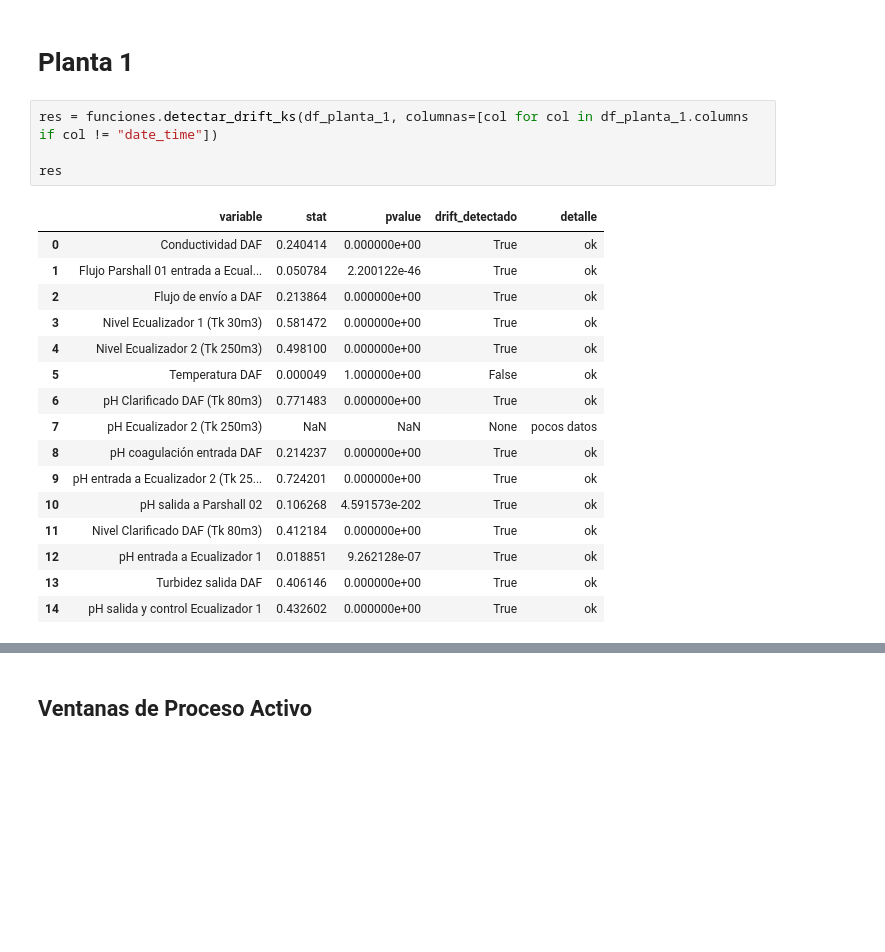
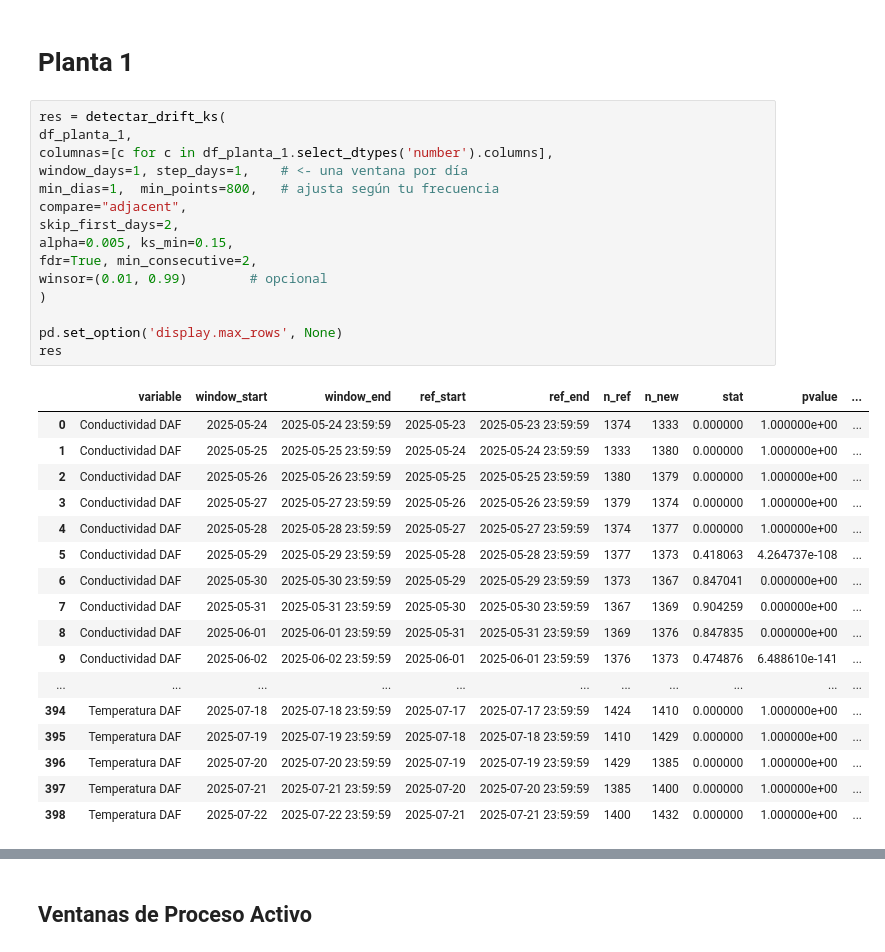
Before and after one commit to fchiapped/Proyecto-Grado, a Jupyter notebook: Analisis/drift.ipynb, the cells around one changed output, grey strips where cells are left out. Drawn from its saved outputs; the diff is of its cells as text; blank space fills up the shorter version.

```diff
--- a/Analisis/drift.ipynb
+++ b/Analisis/drift.ipynb
@@ -14,24 +15,36 @@ df_planta_2['date_time'] = pd.to_datetime(df_planta_2['date_time'])
 df_planta_3['date_time'] = pd.to_datetime(df_planta_3['date_time'])
 # %% [markdown]
 # Planta 1
-# %%
-res = funciones.detectar_drift_ks(df_planta_1, columnas=[col for col in df_planta_1.columns if col != "date_time"])
-
-res
-# %% [output]
-|  | variable | stat | pvalue | drift_detectado | detalle |
-| 0 | Conductividad DAF | 0.240414 | 0.000000e+00 | True | ok |
-| 1 | Flujo Parshall 01 entrada a Ecual... | 0.050784 | 2.200122e-46 | True | ok |
-| 2 | Flujo de envío a DAF | 0.213864 | 0.000000e+00 | True | ok |
-| 3 | Nivel Ecualizador 1 (Tk 30m3) | 0.581472 | 0.000000e+00 | True | ok |
-| 4 | Nivel Ecualizador 2 (Tk 250m3) | 0.498100 | 0.000000e+00 | True | ok |
-| 5 | Temperatura DAF | 0.000049 | 1.000000e+00 | False | ok |
-| 6 | pH Clarificado DAF (Tk 80m3) | 0.771483 | 0.000000e+00 | True | ok |
-| 7 | pH Ecualizador 2 (Tk 250m3) | NaN | NaN | None | pocos datos |
-| 8 | pH coagulación entrada DAF | 0.214237 | 0.000000e+00 | True | ok |
-| 9 | pH entrada a Ecualizador 2 (Tk 25... | 0.724201 | 0.000000e+00 | True | ok |
-| 10 | pH salida a Parshall 02 | 0.106268 | 4.591573e-202 | True | ok |
-| 11 | Nivel Clarificado DAF (Tk 80m3) | 0.412184 | 0.000000e+00 | True | ok |
-| 12 | pH entrada a Ecualizador 1 | 0.018851 | 9.262128e-07 | True | ok |
-| 13 | Turbidez salida DAF | 0.406146 | 0.000000e+00 | True | ok |
-| 14 | pH salida y control Ecualizador 1 | 0.432602 | 0.000000e+00 | True | ok |
+# %%
+res = detectar_drift_ks(
+df_planta_1,
+columnas=[c for c in df_planta_1.select_dtypes('number').columns],
+window_days=1, step_days=1,    # <- una ventana por día
+min_dias=1,  min_points=800,   # ajusta según tu frecuencia
+compare="adjacent",
+skip_first_days=2,
+alpha=0.005, ks_min=0.15,
+fdr=True, min_consecutive=2,
+winsor=(0.01, 0.99)        # opcional
+)
+
+pd.set_option('display.max_rows', None)
+res
+# %% [output]
+|  | variable | window_start | window_end | ref_start | ref_end | n_ref | n_new | stat | pvalue | ... |
+| 0 | Conductividad DAF | 2025-05-24 | 2025-05-24 23:59:59 | 2025-05-23 | 2025-05-23 23:59:59 | 1374 | 1333 | 0.000000 | 1.000000e+00 | ... |
+| 1 | Conductividad DAF | 2025-05-25 | 2025-05-25 23:59:59 | 2025-05-24 | 2025-05-24 23:59:59 | 1333 | 1380 | 0.000000 | 1.000000e+00 | ... |
+| 2 | Conductividad DAF | 2025-05-26 | 2025-05-26 23:59:59 | 2025-05-25 | 2025-05-25 23:59:59 | 1380 | 1379 | 0.000000 | 1.000000e+00 | ... |
+| 3 | Conductividad DAF | 2025-05-27 | 2025-05-27 23:59:59 | 2025-05-26 | 2025-05-26 23:59:59 | 1379 | 1374 | 0.000000 | 1.000000e+00 | ... |
+| 4 | Conductividad DAF | 2025-05-28 | 2025-05-28 23:59:59 | 2025-05-27 | 2025-05-27 23:59:59 | 1374 | 1377 | 0.000000 | 1.000000e+00 | ... |
+| 5 | Conductividad DAF | 2025-05-29 | 2025-05-29 23:59:59 | 2025-05-28 | 2025-05-28 23:59:59 | 1377 | 1373 | 0.418063 | 4.264737e-108 | ... |
+| 6 | Conductividad DAF | 2025-05-30 | 2025-05-30 23:59:59 | 2025-05-29 | 2025-05-29 23:59:59 | 1373 | 1367 | 0.847041 | 0.000000e+00 | ... |
+| 7 | Conductividad DAF | 2025-05-31 | 2025-05-31 23:59:59 | 2025-05-30 | 2025-05-30 23:59:59 | 1367 | 1369 | 0.904259 | 0.000000e+00 | ... |
+| 8 | Conductividad DAF | 2025-06-01 | 2025-06-01 23:59:59 | 2025-05-31 | 2025-05-31 23:59:59 | 1369 | 1376 | 0.847835 | 0.000000e+00 | ... |
+| 9 | Conductividad DAF | 2025-06-02 | 2025-06-02 23:59:59 | 2025-06-01 | 2025-06-01 23:59:59 | 1376 | 1373 | 0.474876 | 6.488610e-141 | ... |
+| ... | ... | ... | ... | ... | ... | ... | ... | ... | ... | ... |
+| 394 | Temperatura DAF | 2025-07-18 | 2025-07-18 23:59:59 | 2025-07-17 | 2025-07-17 23:59:59 | 1424 | 1410 | 0.000000 | 1.000000e+00 | ... |
+| 395 | Temperatura DAF | 2025-07-19 | 2025-07-19 23:59:59 | 2025-07-18 | 2025-07-18 23:59:59 | 1410 | 1429 | 0.000000 | 1.000000e+00 | ... |
+| 396 | Temperatura DAF | 2025-07-20 | 2025-07-20 23:59:59 | 2025-07-19 | 2025-07-19 23:59:59 | 1429 | 1385 | 0.000000 | 1.000000e+00 | ... |
+| 397 | Temperatura DAF | 2025-07-21 | 2025-07-21 23:59:59 | 2025-07-20 | 2025-07-20 23:59:59 | 1385 | 1400 | 0.000000 | 1.000000e+00 | ... |
+| 398 | Temperatura DAF | 2025-07-22 | 2025-07-22 23:59:59 | 2025-07-21 | 2025-07-21 23:59:59 | 1400 | 1432 | 0.000000 | 1.000000e+00 | ... |
```
Also changed, not shown: parts of 7 cells of this notebook.
